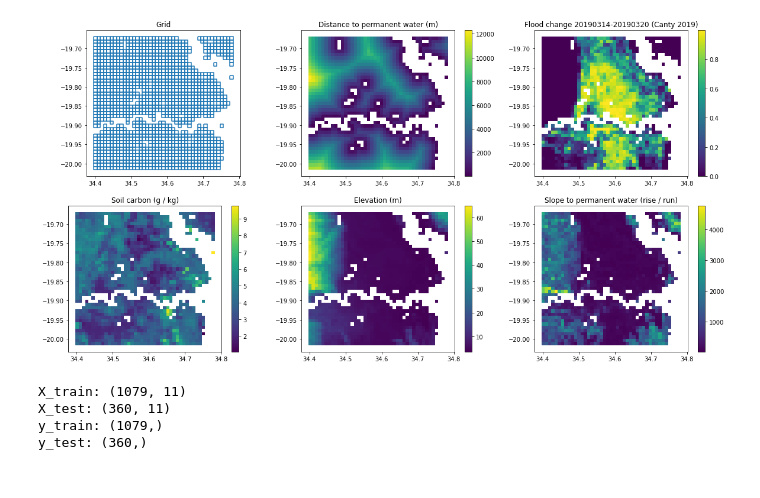
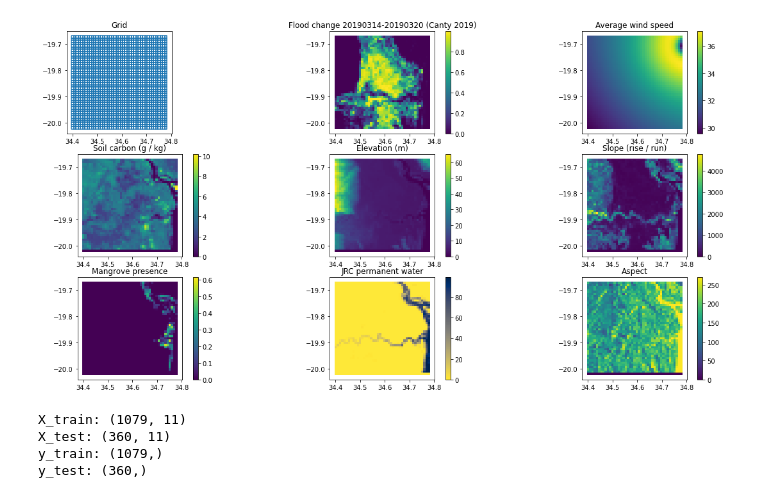
Before and after one commit to alisonpeard/hybridmodels, a Jupyter notebook: idai/python/4. Model building.ipynb, the cells around one changed output. Cells and saved outputs as stored; diff of their text form; code cells hidden in the pictures.

Commit message:
wind fields to feature set

```diff
--- a/idai/python/4. Model building.ipynb
+++ b/idai/python/4. Model building.ipynb
@@ -25 +26,16 @@ save_dir = join("..", "beira", "outdata")
 2. Normalise features
+# %%
+# really coarse dealing with missing values
+# TODO: replace elevation NaNs with GEBCO data
+
+feature_gdf = gpd.read_file(join(save_dir, "feature_stats.shp")).fillna(0.0)  #.dropna()
+
+# temporal average winds
+wind_cols = ['w_14_00', 'w_14_06', 'w_14_12','w_14_18', 'w_15_00', 'w_15_06', 'w_15_12']
+feature_gdf["avg_wind"] = feature_gdf[wind_cols].mean(axis=1)
+feature_gdf = feature_gdf.drop(wind_cols, axis=1)
+
+feature_list = [*feature_gdf.columns]
+feature_list.remove("floodfrac")
+feature_list.remove("geometry")
+feature_list.remove("gebco")
@@ -26,27 +58,29 @@ save_dir = join("..", "beira", "outdata")
 # %%
-feature_gdf = gpd.read_file(join(save_dir, "feature_stats.shp")).dropna()
-feature_list = [*feature_gdf.columns]
-feature_list.remove("floodfrac")
-feature_list.remove("geometry")
-
-fig, ax = plt.subplots(2, 3, figsize=(20, 10))
+fig, ax = plt.subplots(3, 3, figsize=(20, 10))
 
 feature_gdf.boundary.plot(ax=ax[0, 0])
-feature_gdf.plot(column="dist_pw", ax=ax[0, 1], legend=True)
-feature_gdf.plot(column="floodfrac", ax=ax[0, 2], legend=True)
+feature_gdf.plot(column="floodfrac", ax=ax[0, 1], legend=True)
+feature_gdf.plot(column="avg_wind", ax=ax[0, 2], legend=True)
 
 feature_gdf.plot(column="soilcarbon", ax=ax[1, 0], legend=True)
 feature_gdf.plot(column="elevation", ax=ax[1, 1], legend=True)
 feature_gdf.plot(column="slope", ax=ax[1, 2], legend=True)
 
+feature_gdf.plot(column="mangroves", ax=ax[2, 0], legend=True)
+feature_gdf.plot(column="jrc_permwa", ax=ax[2, 1], cmap="cividis_r", legend=True)
+feature_gdf.plot(column="aspect", ax=ax[2, 2], legend=True)
+
 ax[0, 0].set_title("Grid");
-ax[0, 1].set_title("Distance to permanent water (m)");
-ax[0, 2].set_title("Flood change 20190314-20190320 (Canty 2019)")
+ax[0, 1].set_title("Flood change 20190314-20190320 (Canty 2019)");
+ax[0, 2].set_title("Average wind speed")
 ax[1, 0].set_title("Soil carbon (g / kg)");
 ax[1, 1].set_title("Elevation (m)");
-ax[1, 2].set_title("Slope to permanent water (rise / run)");
+ax[1, 2].set_title("Slope (rise / run)");
+ax[2, 0].set_title("Mangrove presence");
+ax[2, 1].set_title("JRC permanent water");
+ax[2, 2].set_title("Aspect");
 # %% [output]
-[figure, old version]
+[figure, new version]
 # %%
 # train test split
 feature_gdf = gpd.read_file(join(save_dir, "feature_stats.shp"))
```
Also changed, not shown: parts of 3 cells of this notebook, 2 other files.
